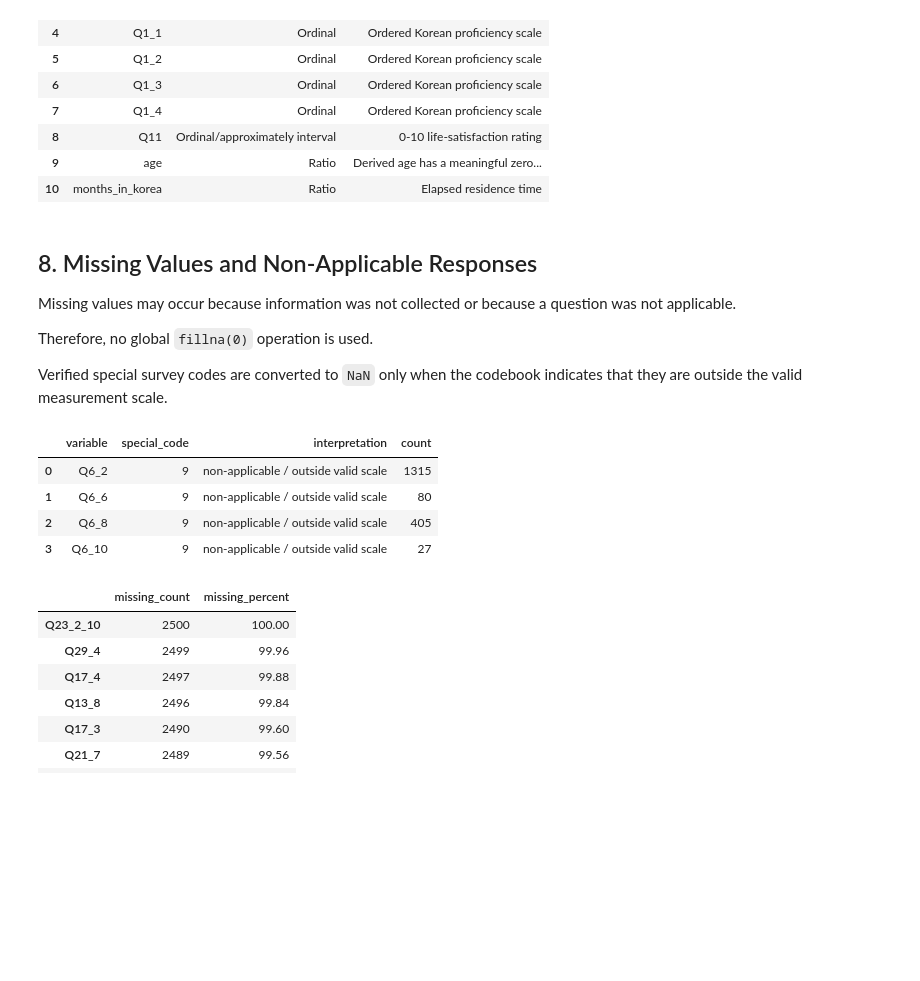
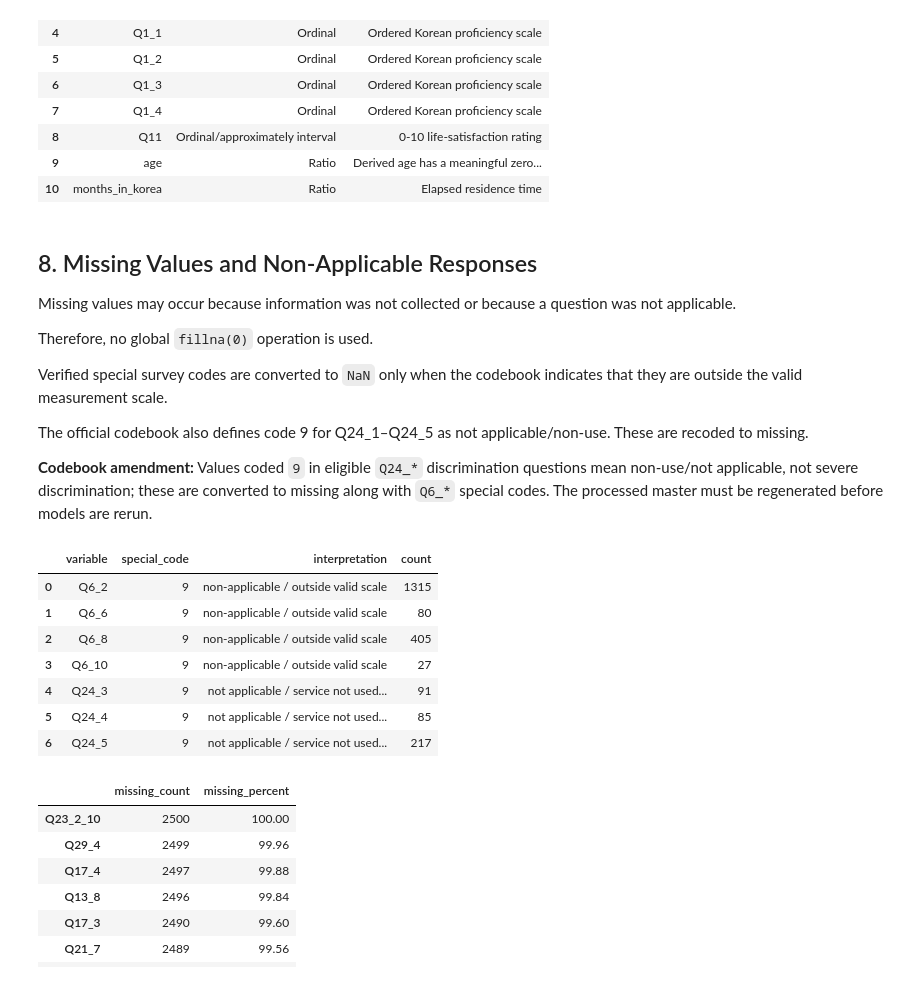
Before and after one commit to Laura77-code/seoul-foreigners-ml, a Jupyter notebook: notebooks/01_preprocessing.ipynb, the cells around one changed output. Cells and saved outputs as stored; diff of their text form; code cells hidden in the pictures; blank space fills up the shorter version.

```diff
--- a/notebooks/01_preprocessing.ipynb
+++ b/notebooks/01_preprocessing.ipynb
@@ -223,34 +223,55 @@ Missing values may occur because information was not collected or because a ques
 Therefore, no global `fillna(0)` operation is used.
 
 Verified special survey codes are converted to `NaN` only when the codebook indicates that they are outside the valid measurement scale.
+
+The official codebook also defines code 9 for Q24_1–Q24_5 as not applicable/non-use. These are recoded to missing.
+
+
+**Codebook amendment:** Values coded `9` in eligible `Q24_*` discrimination questions mean non-use/not applicable, not severe discrimination; these are converted to missing along with `Q6_*` special codes. The processed master must be regenerated before models are rerun.
 # %%
 # Q6_* variables measure difficulties living in Seoul.
 # Code 9 is treated as non-applicable rather than as part of the 1–5 scale.
 
 difficulty_columns = [c for c in [f"Q6_{i}" for i in range(1, 13)] if c in df.columns]
 
 special_code_report = []
 
 for column in difficulty_columns:
     count_9 = int((df[column] == 9).sum())
 
     if count_9 > 0:
         special_code_report.append({
             "variable": column,
             "special_code": 9,
             "interpretation": "non-applicable / outside valid scale",
             "count": count_9
         })
         df[column] = df[column].replace(9, np.nan)
 
+# Codebook verification: Q24_* discrimination scale is 1-5, and 9 means
+# non-use / not applicable. In the raw file, Q24_3/4/5 include code 9.
+discrimination_columns = [c for c in [f"Q24_{i}" for i in range(1, 6)] if c in df.columns]
+for column in discrimination_columns:
+    count_9 = int((df[column] == 9).sum())
+    if count_9:
+        special_code_report.append({
+            "variable": column, "special_code": 9,
+            "interpretation": "not applicable / service not used (codebook)",
+            "count": count_9
+        })
+        df[column] = df[column].replace(9, np.nan)
+
 special_code_report = pd.DataFrame(special_code_report)
 special_code_report
 # %% [output]
 |  | variable | special_code | interpretation | count |
 | 0 | Q6_2 | 9 | non-applicable / outside valid scale | 1315 |
 | 1 | Q6_6 | 9 | non-applicable / outside valid scale | 80 |
 | 2 | Q6_8 | 9 | non-applicable / outside valid scale | 405 |
 | 3 | Q6_10 | 9 | non-applicable / outside valid scale | 27 |
+| 4 | Q24_3 | 9 | not applicable / service not used... | 91 |
+| 5 | Q24_4 | 9 | not applicable / service not used... | 85 |
+| 6 | Q24_5 | 9 | not applicable / service not used... | 217 |
 # %%
 missing_after_recode = pd.DataFrame({
     "missing_count": df.isna().sum(),
```
Also changed, not shown: parts of 2 cells of this notebook, 36 other files.
